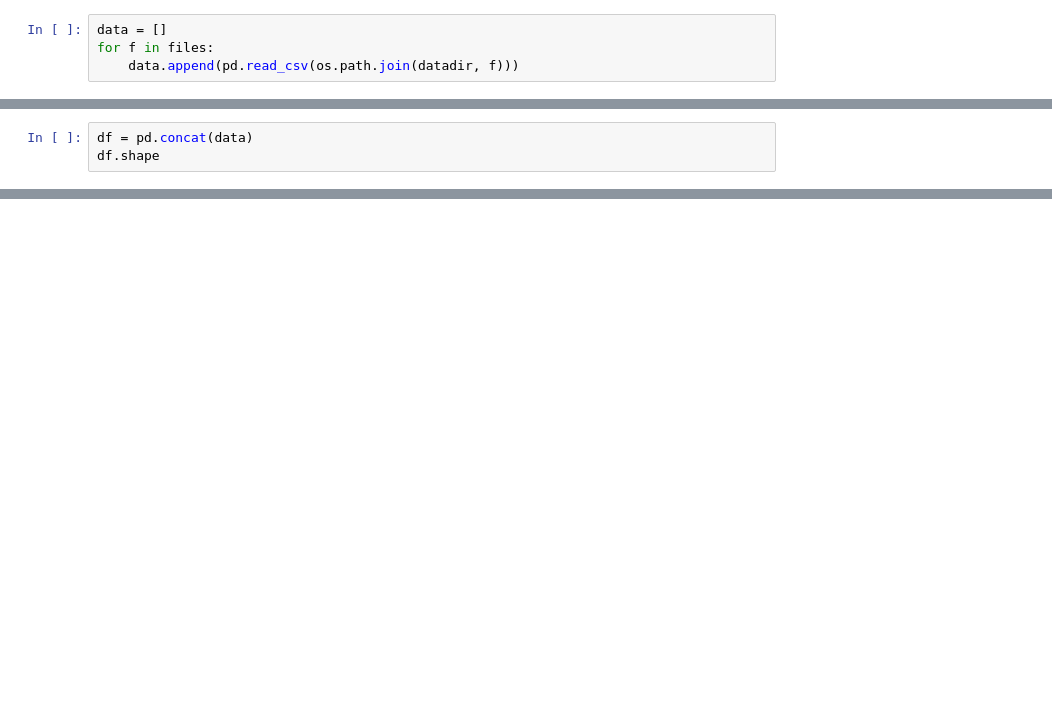
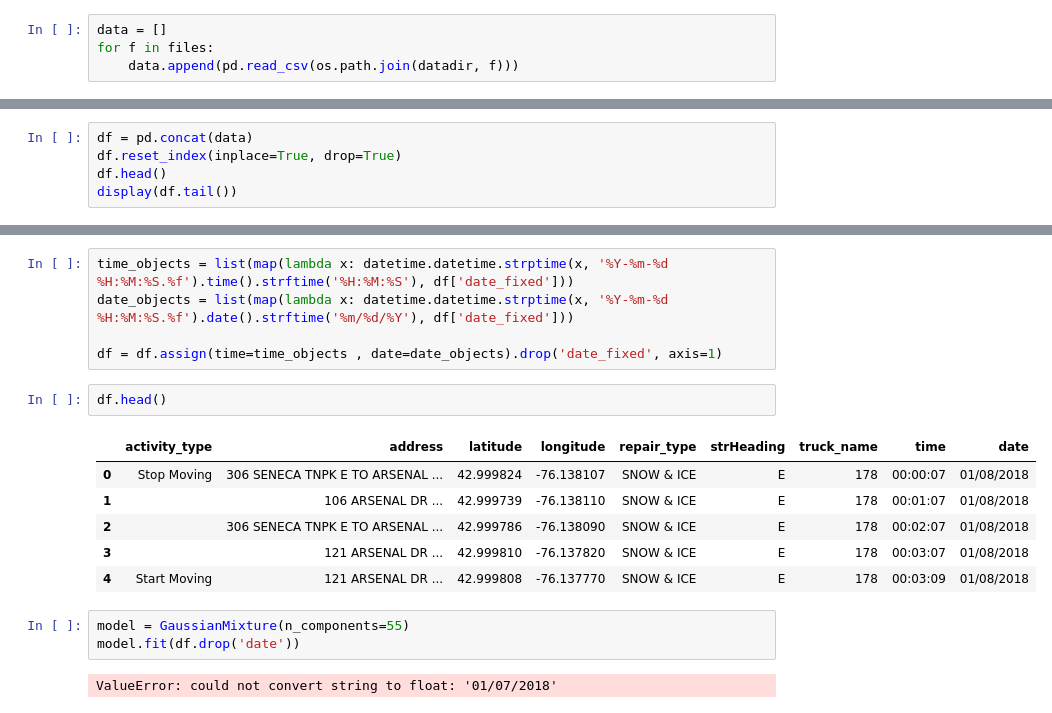
Before and after one commit to paulangton/snowplow-syracuse, a Jupyter notebook: src/Experiments.ipynb, the cells around one changed output, grey strips where cells are left out. Saved outputs shown, nothing was run; the diff lists cells and outputs as text; blank space fills up the shorter version.

```diff
--- a/src/Experiments.ipynb
+++ b/src/Experiments.ipynb
@@ -23,3 +78,5 @@ for f in files:
 # %%
 df = pd.concat(data)
-df.shape
+df.reset_index(inplace=True, drop=True)
+df.head()
+display(df.tail())
@@ -26,2 +90,21 @@ df.shape
+# %%
+time_objects = list(map(lambda x: datetime.datetime.strptime(x, '%Y-%m-%d %H:%M:%S.%f').time().strftime('%H:%M:%S'), df['date_fixed']))
+date_objects = list(map(lambda x: datetime.datetime.strptime(x, '%Y-%m-%d %H:%M:%S.%f').date().strftime('%m/%d/%Y'), df['date_fixed']))
+
+df = df.assign(time=time_objects , date=date_objects).drop('date_fixed', axis=1)
+# %%
+df.head()
+# %% [output]
+|  | activity_type | address | latitude | longitude | repair_type | strHeading | truck_name | time | date |
+| 0 | Stop Moving | 306 SENECA TNPK E TO ARSENAL ... | 42.999824 | -76.138107 | SNOW & ICE | E | 178 | 00:00:07 | 01/08/2018 |
+| 1 |  | 106 ARSENAL DR ... | 42.999739 | -76.138110 | SNOW & ICE | E | 178 | 00:01:07 | 01/08/2018 |
+| 2 |  | 306 SENECA TNPK E TO ARSENAL ... | 42.999786 | -76.138090 | SNOW & ICE | E | 178 | 00:02:07 | 01/08/2018 |
+| 3 |  | 121 ARSENAL DR ... | 42.999810 | -76.137820 | SNOW & ICE | E | 178 | 00:03:07 | 01/08/2018 |
+| 4 | Start Moving | 121 ARSENAL DR ... | 42.999808 | -76.137770 | SNOW & ICE | E | 178 | 00:03:09 | 01/08/2018 |
+# %%
+model = GaussianMixture(n_components=55)
+model.fit(df.drop('date'))
+# %% [output]
+ValueError: could not convert string to float: '01/07/2018'
 # %%
 df['activity_type'].unique()
```
Also changed, not shown: parts of 9 cells of this notebook, 1 other file.
